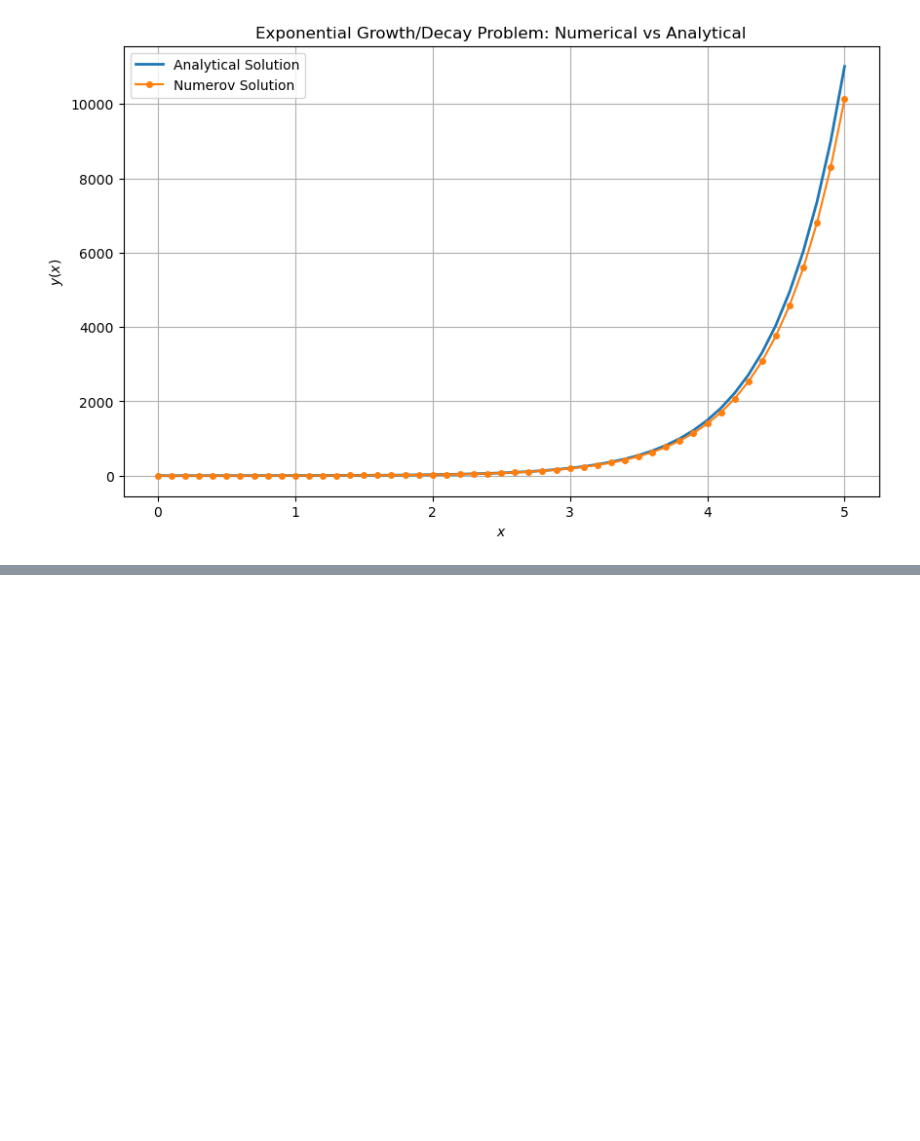
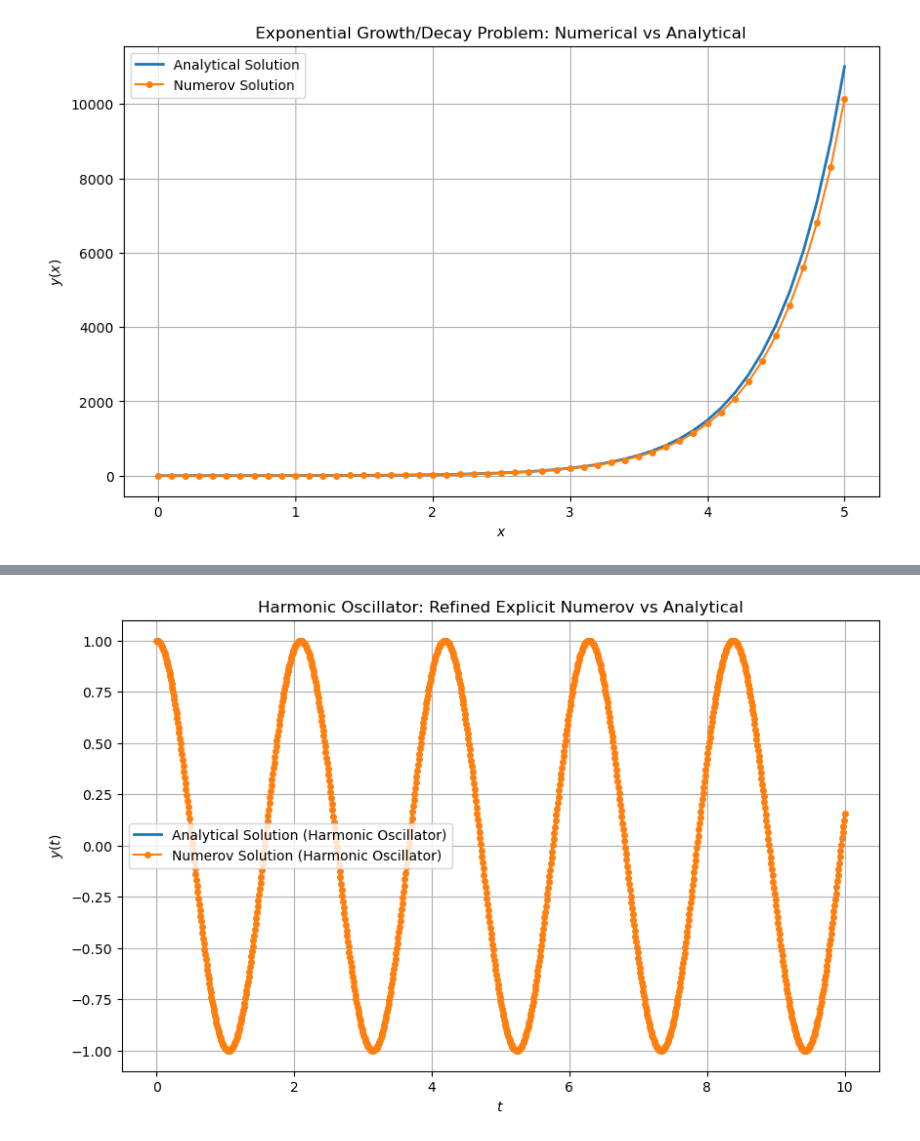
Before and after one commit to SoumyajeetMazumdar/CQMPP, a Jupyter notebook: #4/numerov.ipynb, the cells around one changed output, grey strips where cells are left out. Saved outputs shown, nothing was run; the diff lists cells and outputs as text; code cells hidden in the pictures; blank space fills up the shorter version.

```diff
--- a/#4/numerov.ipynb
+++ b/#4/numerov.ipynb
@@ -132,0 +216,29 @@ plt.show()
+# %%
+def harmonic_oscillator_g(t):
+    omega = 3  # Angular frequency
+    return -omega**2  # g(t) = -ω^2
+
+# Solve the harmonic oscillator problem
+y0_harmonic = 1  # Initial position
+v0_harmonic = 0  # Initial velocity
+h = 0.01  # Step size
+t = np.arange(0, 10 + h, h)  # Time grid
+
+y_harmonic = numerov_explicit(harmonic_oscillator_g, y0_harmonic, v0_harmonic, h, t)
+
+# Analytical solution for comparison
+omega = 3
+y_analytical_harmonic = y0_harmonic * np.cos(omega * t)
+
+# Plot results for the harmonic oscillator
+plt.figure(figsize=(10, 6))
+plt.plot(t, y_analytical_harmonic, label="Analytical Solution (Harmonic Oscillator)", linewidth=2)
+plt.plot(t, y_harmonic, 'o-', label="Numerov Solution (Harmonic Oscillator)", linewidth=1.5, markersize=4)
+plt.title("Harmonic Oscillator: Refined Explicit Numerov vs Analytical")
+plt.xlabel("$t$")
+plt.ylabel("$y(t)$")
+plt.legend()
+plt.grid()
+plt.show()
+# %% [output]
+[figure, added]
```
Also changed, not shown: parts of 3 cells of this notebook.
